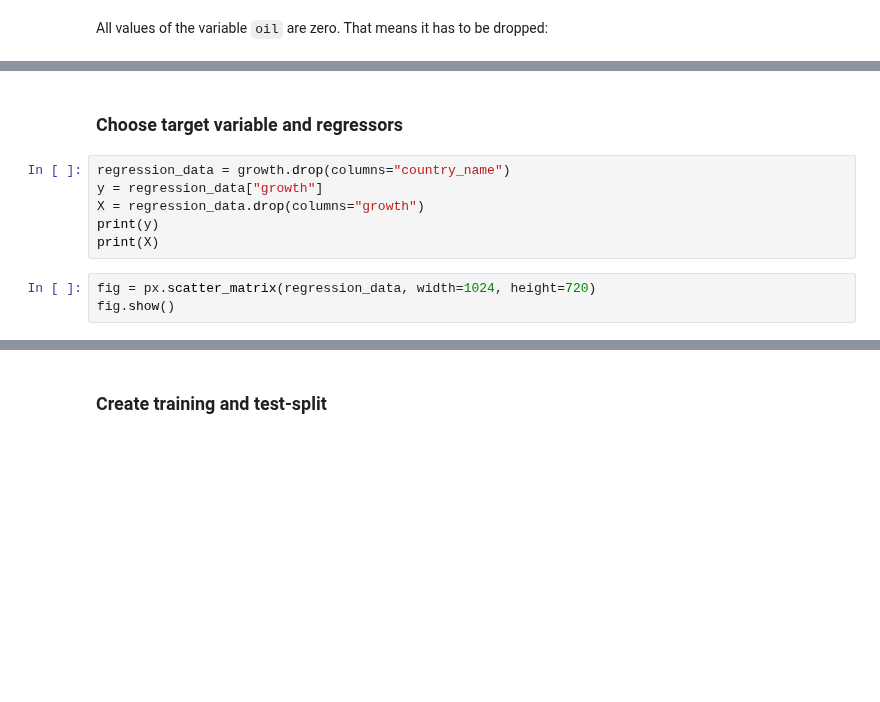
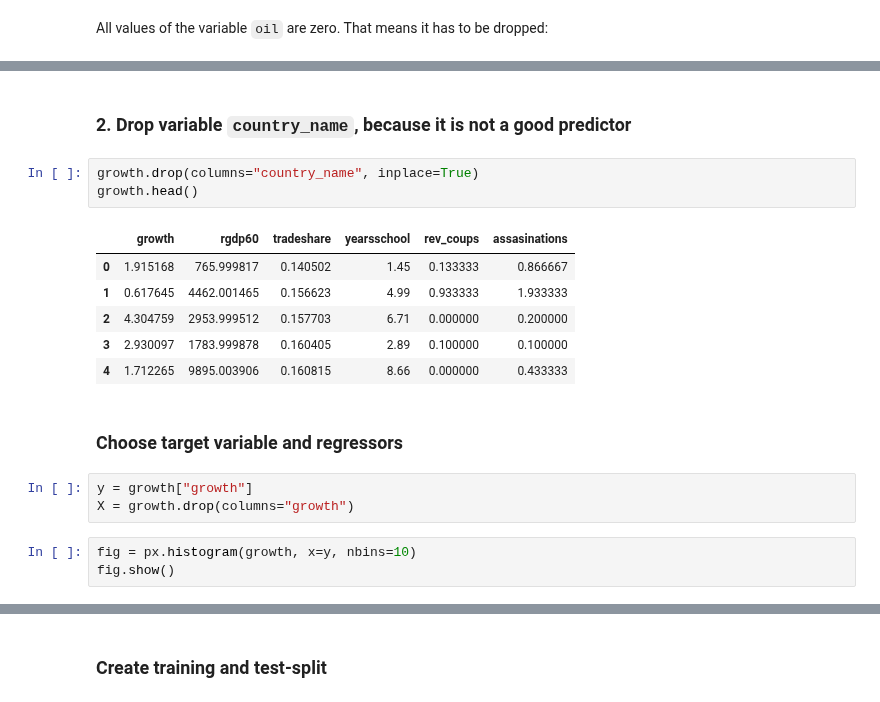
Before and after one commit to u-adrian/PSDA, a Jupyter notebook: 01_Exercise/Aufgabe_3.ipynb, the cells around one changed output, grey strips where cells are left out. Drawn from its saved outputs; the diff is of its cells as text; blank space fills up the shorter version.

```diff
--- a/01_Exercise/Aufgabe_3.ipynb
+++ b/01_Exercise/Aufgabe_3.ipynb
@@ -304,11 +252,20 @@ growth.head()
+# %% [markdown]
+### 2. Drop variable `country_name`, because it is not a good predictor
+# %%
+growth.drop(columns="country_name", inplace=True)
+growth.head()
+# %% [output]
+|  | growth | rgdp60 | tradeshare | yearsschool | rev_coups | assasinations |
+| 0 | 1.915168 | 765.999817 | 0.140502 | 1.45 | 0.133333 | 0.866667 |
+| 1 | 0.617645 | 4462.001465 | 0.156623 | 4.99 | 0.933333 | 1.933333 |
+| 2 | 4.304759 | 2953.999512 | 0.157703 | 6.71 | 0.000000 | 0.200000 |
+| 3 | 2.930097 | 1783.999878 | 0.160405 | 2.89 | 0.100000 | 0.100000 |
+| 4 | 1.712265 | 9895.003906 | 0.160815 | 8.66 | 0.000000 | 0.433333 |
 # %% [markdown]
 ### Choose target variable and regressors
-# %%
-regression_data = growth.drop(columns="country_name")
-y = regression_data["growth"]
-X = regression_data.drop(columns="growth")
-print(y)
-print(X)
-# %%
-fig = px.scatter_matrix(regression_data, width=1024, height=720)
-fig.show()
+# %%
+y = growth["growth"]
+X = growth.drop(columns="growth")
+# %%
+fig = px.histogram(growth, x=y, nbins=10)
+fig.show()
```
Also changed, not shown: parts of 38 cells of this notebook.
